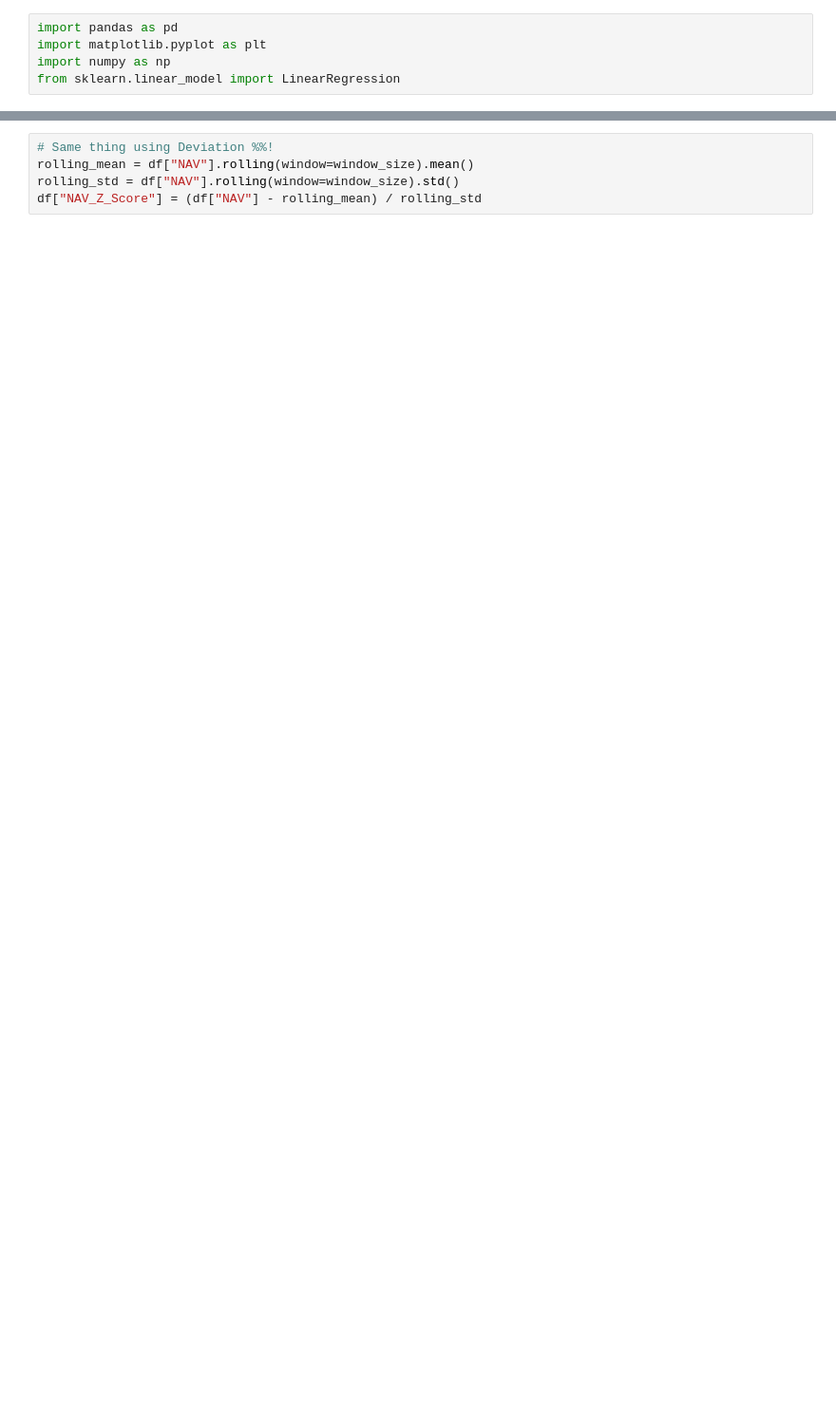
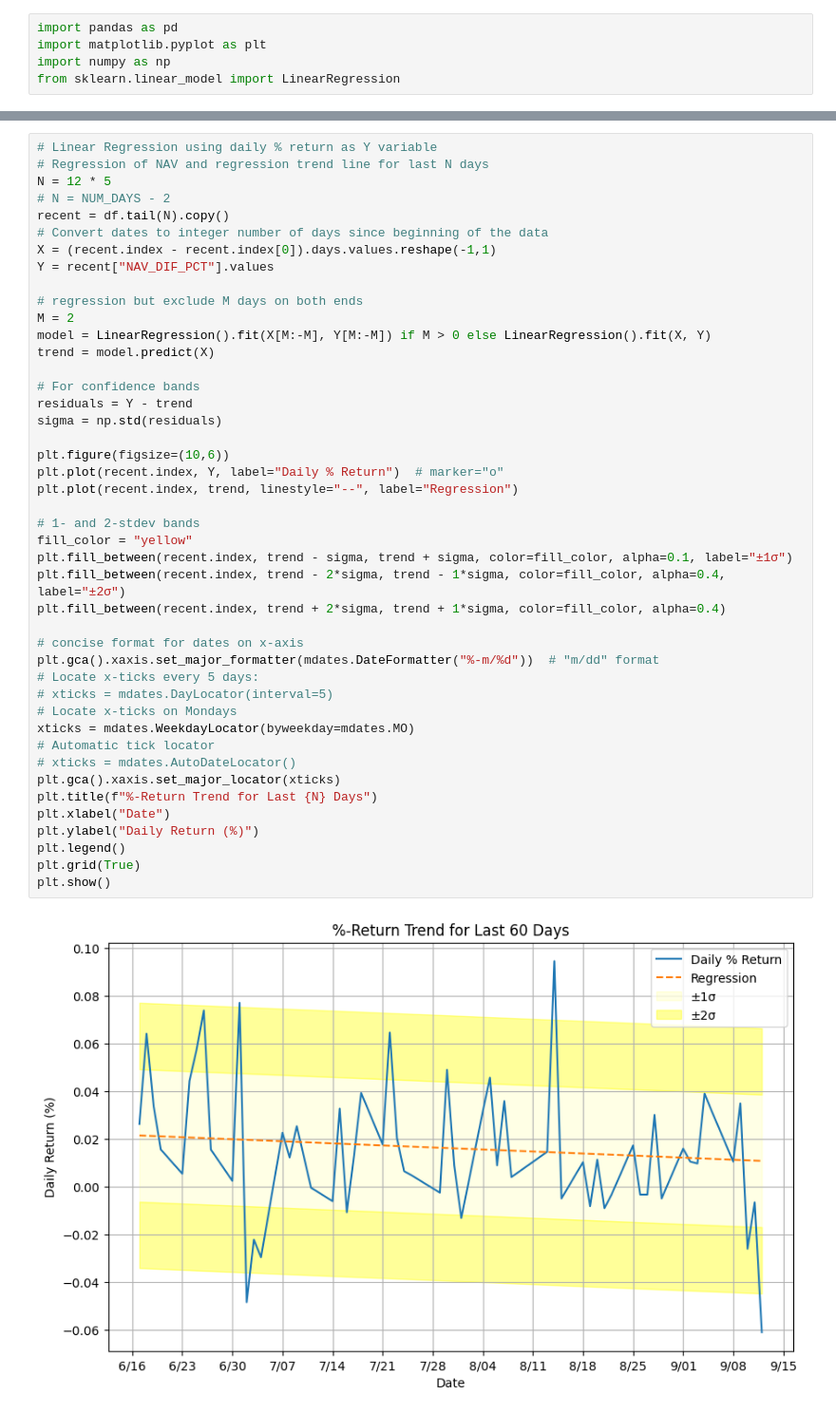
Before and after one commit to jbrucker/mm-analyzer, a Jupyter notebook: mm_trends.ipynb, the cells around one changed output, grey strips where cells are left out. Shown at 95% size. Saved outputs shown, nothing was run; the diff lists cells and outputs as text; blank space fills up the shorter version.

```diff
--- a/mm_trends.ipynb
+++ b/mm_trends.ipynb
@@ -180,5 +201,46 @@ plt.show()
 # %%
-# Same thing using Deviation %%!
-rolling_mean = df["NAV"].rolling(window=window_size).mean()
-rolling_std = df["NAV"].rolling(window=window_size).std()
-df["NAV_Z_Score"] = (df["NAV"] - rolling_mean) / rolling_std
+# Linear Regression using daily % return as Y variable
+# Regression of NAV and regression trend line for last N days
+N = 12 * 5
+# N = NUM_DAYS - 2
+recent = df.tail(N).copy()
+# Convert dates to integer number of days since beginning of the data
+X = (recent.index - recent.index[0]).days.values.reshape(-1,1)
+Y = recent["NAV_DIF_PCT"].values
+
+# regression but exclude M days on both ends
+M = 2
+model = LinearRegression().fit(X[M:-M], Y[M:-M]) if M > 0 else LinearRegression().fit(X, Y)
+trend = model.predict(X)
+
+# For confidence bands
+residuals = Y - trend
+sigma = np.std(residuals)
+
+plt.figure(figsize=(10,6))
+plt.plot(recent.index, Y, label="Daily % Return")  # marker="o"
+plt.plot(recent.index, trend, linestyle="--", label="Regression")
+
+# 1- and 2-stdev bands
+fill_color = "yellow"
+plt.fill_between(recent.index, trend - sigma, trend + sigma, color=fill_color, alpha=0.1, label="±1σ")
+plt.fill_between(recent.index, trend - 2*sigma, trend - 1*sigma, color=fill_color, alpha=0.4, label="±2σ")
+plt.fill_between(recent.index, trend + 2*sigma, trend + 1*sigma, color=fill_color, alpha=0.4)
+
+# concise format for dates on x-axis
+plt.gca().xaxis.set_major_formatter(mdates.DateFormatter("%-m/%d"))  # "m/dd" format
+# Locate x-ticks every 5 days:
+# xticks = mdates.DayLocator(interval=5)
+# Locate x-ticks on Mondays
+xticks = mdates.WeekdayLocator(byweekday=mdates.MO)
+# Automatic tick locator
+# xticks = mdates.AutoDateLocator()
+plt.gca().xaxis.set_major_locator(xticks)
+plt.title(f"%-Return Trend for Last {N} Days")
+plt.xlabel("Date")
+plt.ylabel("Daily Return (%)")
+plt.legend()
+plt.grid(True)
+plt.show()
+# %% [output]
+[figure, added]
```
Also changed, not shown: parts of 5 cells of this notebook, 10 other files.
